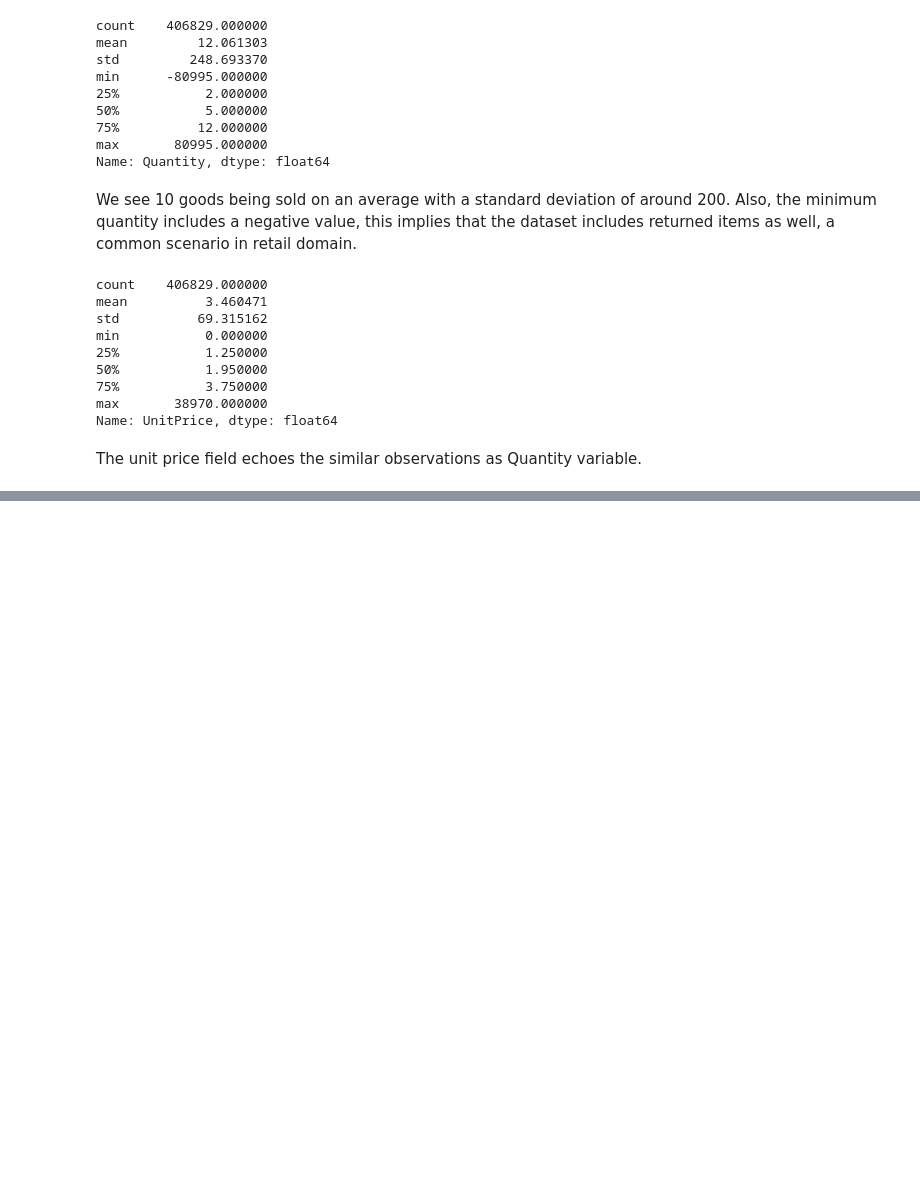
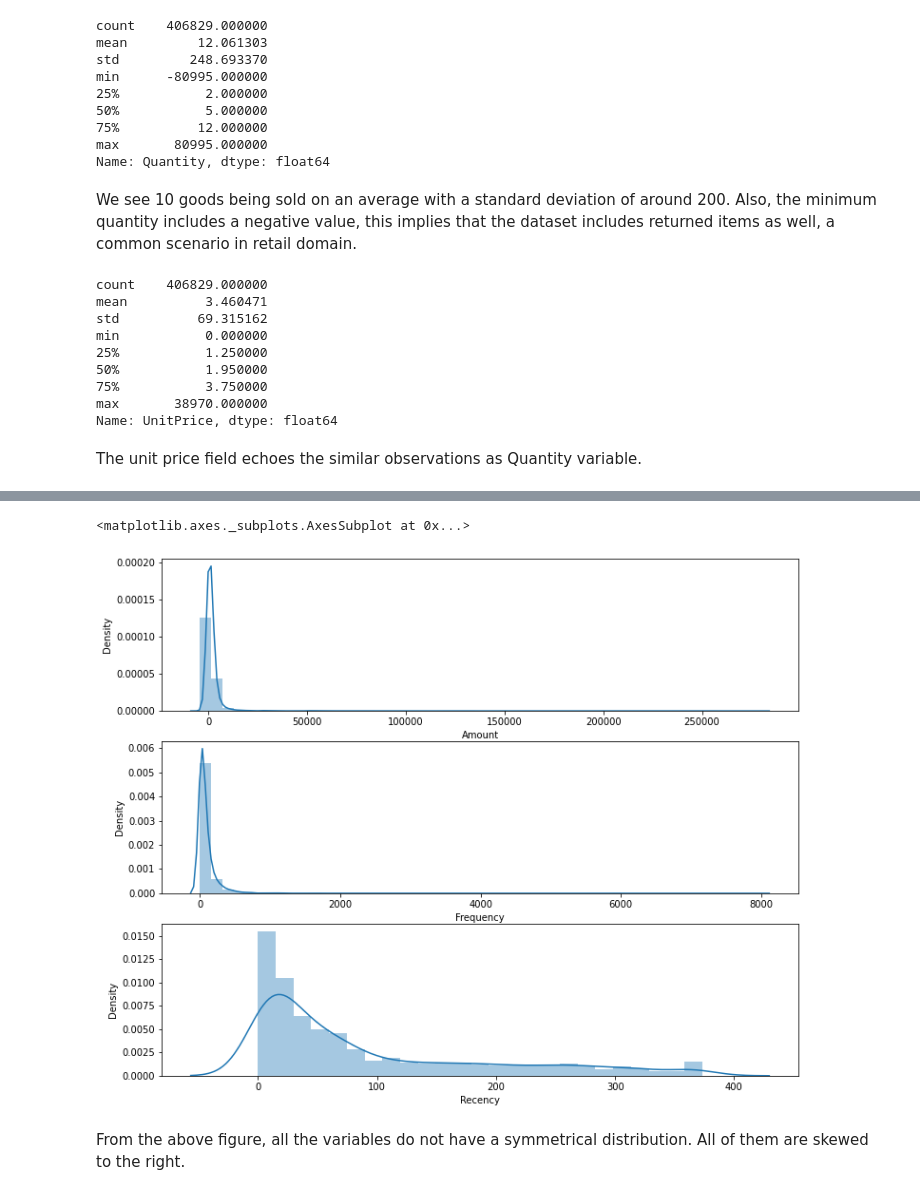
Before and after one commit to sapanapawar/Online-Retail-Customer-Segmentation, a Jupyter notebook: Online_Retail_Customer_Segmentation_Pawar_Sapana.ipynb, the cells around one changed output, grey strips where cells are left out. Drawn from its saved outputs; the diff is of its cells as text; code cells hidden in the pictures; blank space fills up the shorter version.

```diff
--- a/Online_Retail_Customer_Segmentation_Pawar_Sapana.ipynb
+++ b/Online_Retail_Customer_Segmentation_Pawar_Sapana.ipynb
@@ -316,0 +372,4 @@ The unit price field echoes the similar observations as Quantity variable.
+# %%
+# Compute the difference between max date and transaction date
+df['Diff'] = max_date - df['InvoiceDate']
+df.head()
@@ -316,0 +383,5 @@ The unit price field echoes the similar observations as Quantity variable.
+# %%
+# Compute last transaction date to get the recency of customers
+rfm_p = df.groupby('CustomerID')['Diff'].min()
+rfm_p = rfm_p.reset_index()
+rfm_p.head()
@@ -316,0 +395,4 @@ The unit price field echoes the similar observations as Quantity variable.
+# %%
+# Extract number of days only
+rfm_p['Diff'] = rfm_p['Diff'].dt.days
+rfm_p.head()
@@ -316,0 +406,5 @@ The unit price field echoes the similar observations as Quantity variable.
+# %%
+# Merge tha dataframes to get the final RFM dataframe
+rfm = pd.merge(rfm, rfm_p, on='CustomerID', how='inner')
+rfm.columns = ['CustomerID', 'Amount', 'Frequency', 'Recency']
+rfm.head()
@@ -316,0 +418,14 @@ The unit price field echoes the similar observations as Quantity variable.
+# %%
+# Checking the distribution of Recency, Frequency and MonetaryValue variables.
+plt.figure(figsize=(12,10))
+# Plot distribution of var1
+plt.subplot(3, 1, 1); sns.distplot(rfm['Amount'])
+# Plot distribution of var2
+plt.subplot(3, 1, 2); sns.distplot(rfm['Frequency'])
+# Plot distribution of var3
+plt.subplot(3, 1, 3); sns.distplot(rfm['Recency'])
+# %% [output]
+<matplotlib.axes._subplots.AxesSubplot at 0x...>
+[figure, added]
+# %% [markdown]
+From the above figure, all the variables do not have a symmetrical distribution. All of them are skewed to the right.
```
Also changed, not shown: parts of 13 cells of this notebook.
